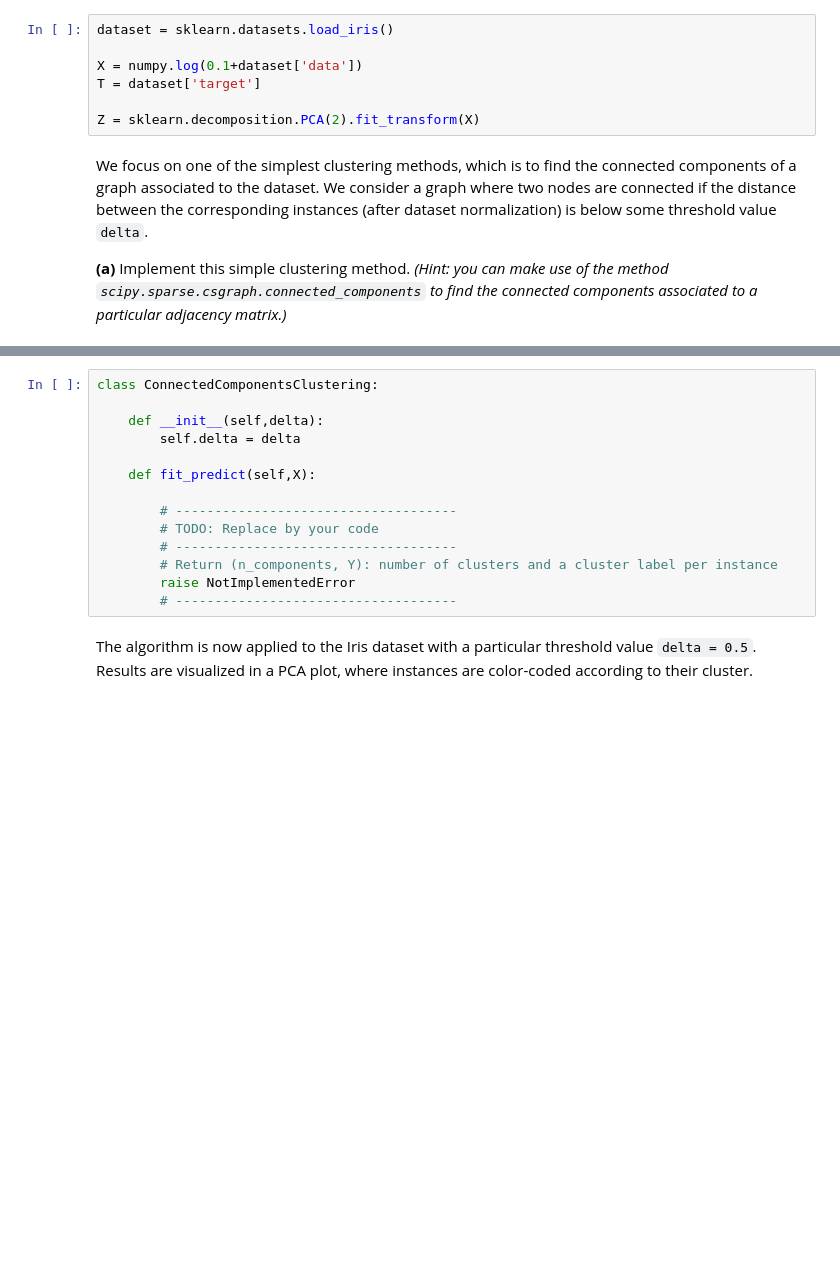
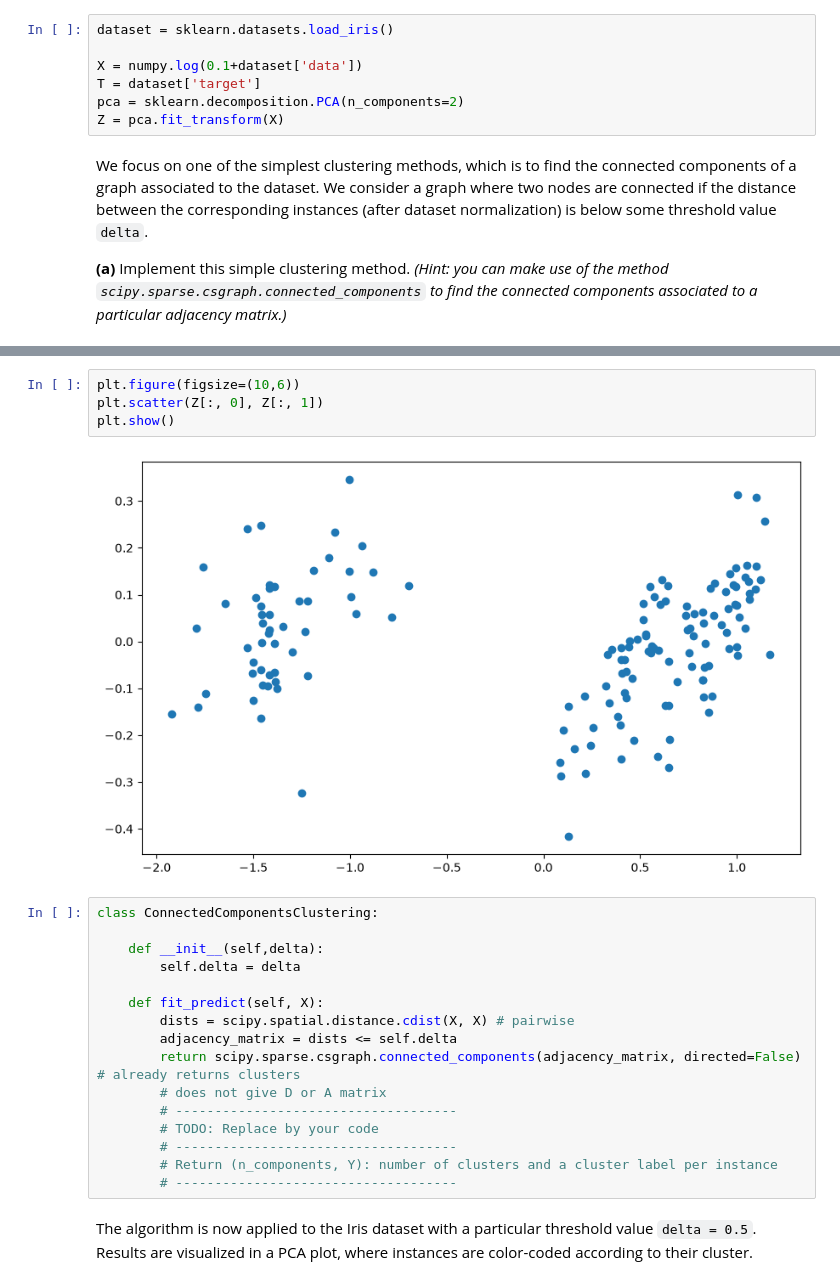
Before and after one commit to MaximZotow/ml_for_ds, a Jupyter notebook: ex05/sheet05-solution.ipynb, the cells around one changed output, grey strips where cells are left out. Cells and saved outputs as stored; diff of their text form; blank space fills up the shorter version.

```diff
--- a/ex05/sheet05-solution.ipynb
+++ b/ex05/sheet05-solution.ipynb
@@ -28,8 +32,8 @@ dataset = sklearn.datasets.load_iris()
 
 X = numpy.log(0.1+dataset['data'])
 T = dataset['target']
-
-Z = sklearn.decomposition.PCA(2).fit_transform(X)
+pca = sklearn.decomposition.PCA(n_components=2)
+Z = pca.fit_transform(X)
 # %% [markdown]
 We focus on one of the simplest clustering methods, which is to find the connected components of a graph associated to the dataset. We consider a graph where two nodes are connected if the distance between the corresponding instances (after dataset normalization) is below some threshold value `delta`.
 
@@ -37,16 +65,24 @@ We focus on one of the simplest clustering methods, which is to find the connect
+# %%
+plt.figure(figsize=(10,6))
+plt.scatter(Z[:, 0], Z[:, 1])
+plt.show()
+# %% [output]
+[figure, added]
 # %%
 class ConnectedComponentsClustering:
 
     def __init__(self,delta):
         self.delta = delta
 
-    def fit_predict(self,X):
-
+    def fit_predict(self, X):
+        dists = scipy.spatial.distance.cdist(X, X) # pairwise
+        adjacency_matrix = dists <= self.delta
+        return scipy.sparse.csgraph.connected_components(adjacency_matrix, directed=False) # already returns clusters
+        # does not give D or A matrix
         # ------------------------------------
         # TODO: Replace by your code
         # ------------------------------------
         # Return (n_components, Y): number of clusters and a cluster label per instance
-        raise NotImplementedError
         # ------------------------------------
 # %% [markdown]
 The algorithm is now applied to the Iris dataset with a particular threshold value `delta = 0.5`. Results are visualized in a PCA plot, where instances are color-coded according to their cluster.
```
Also changed, not shown: parts of 15 cells of this notebook, 1 other file.
